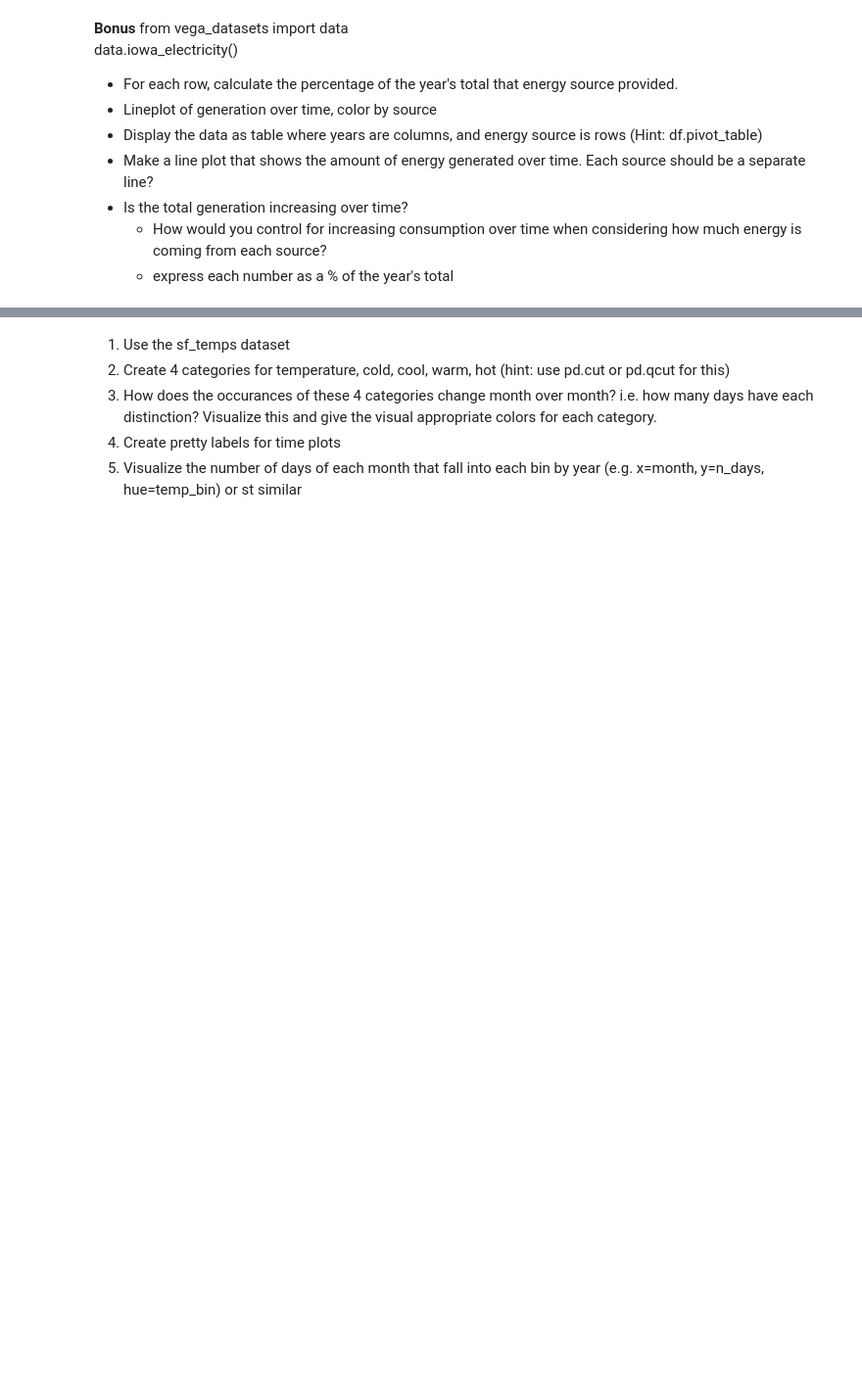
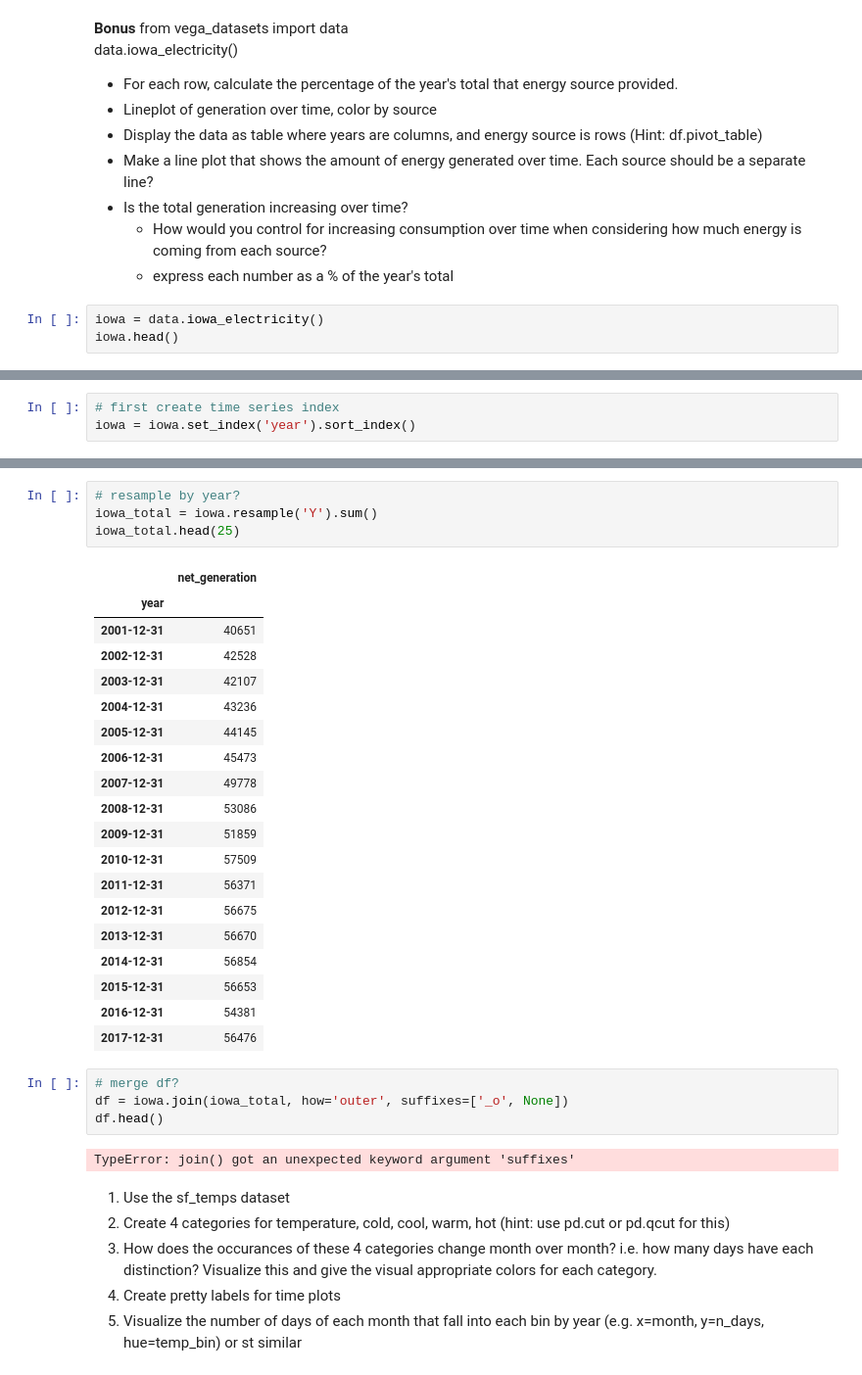
Before and after one commit to RyvynYoung/time-series-exercises, a Jupyter notebook: time-series-manipulation.ipynb, the cells around one changed output, grey strips where cells are left out. Shown at 98% size. Cells and saved outputs as stored; diff of their text form; blank space fills up the shorter version.

```diff
--- a/time-series-manipulation.ipynb
+++ b/time-series-manipulation.ipynb
@@ -464,3 +464,6 @@ data.iowa_electricity()
 - Is the total generation increasing over time?
     - How would you control for increasing consumption over time when considering how much energy is coming from each source?
     - express each number as a % of the year's total
+# %%
+iowa = data.iowa_electricity()
+iowa.head()
@@ -466,0 +477,3 @@ data.iowa_electricity()
+# %%
+# first create time series index
+iowa = iowa.set_index('year').sort_index()
@@ -467,3 +490,33 @@ data.iowa_electricity()
+# %%
+# resample by year?
+iowa_total = iowa.resample('Y').sum()
+iowa_total.head(25)
+# %% [output]
+|  | net_generation |
+| year |  |
+| 2001-12-31 | 40651 |
+| 2002-12-31 | 42528 |
+| 2003-12-31 | 42107 |
+| 2004-12-31 | 43236 |
+| 2005-12-31 | 44145 |
+| 2006-12-31 | 45473 |
+| 2007-12-31 | 49778 |
+| 2008-12-31 | 53086 |
+| 2009-12-31 | 51859 |
+| 2010-12-31 | 57509 |
+| 2011-12-31 | 56371 |
+| 2012-12-31 | 56675 |
+| 2013-12-31 | 56670 |
+| 2014-12-31 | 56854 |
+| 2015-12-31 | 56653 |
+| 2016-12-31 | 54381 |
+| 2017-12-31 | 56476 |
+# %%
+# merge df?
+df = iowa.join(iowa_total, how='outer', suffixes=['_o', None])
+df.head()
+# %% [output]
+TypeError: join() got an unexpected keyword argument 'suffixes'
 # %% [markdown]
 1. Use the sf_temps dataset
 2. Create 4 categories for temperature, cold, cool, warm, hot (hint: use pd.cut or pd.qcut for this)
```
Also changed, not shown: parts of 20 cells of this notebook.
